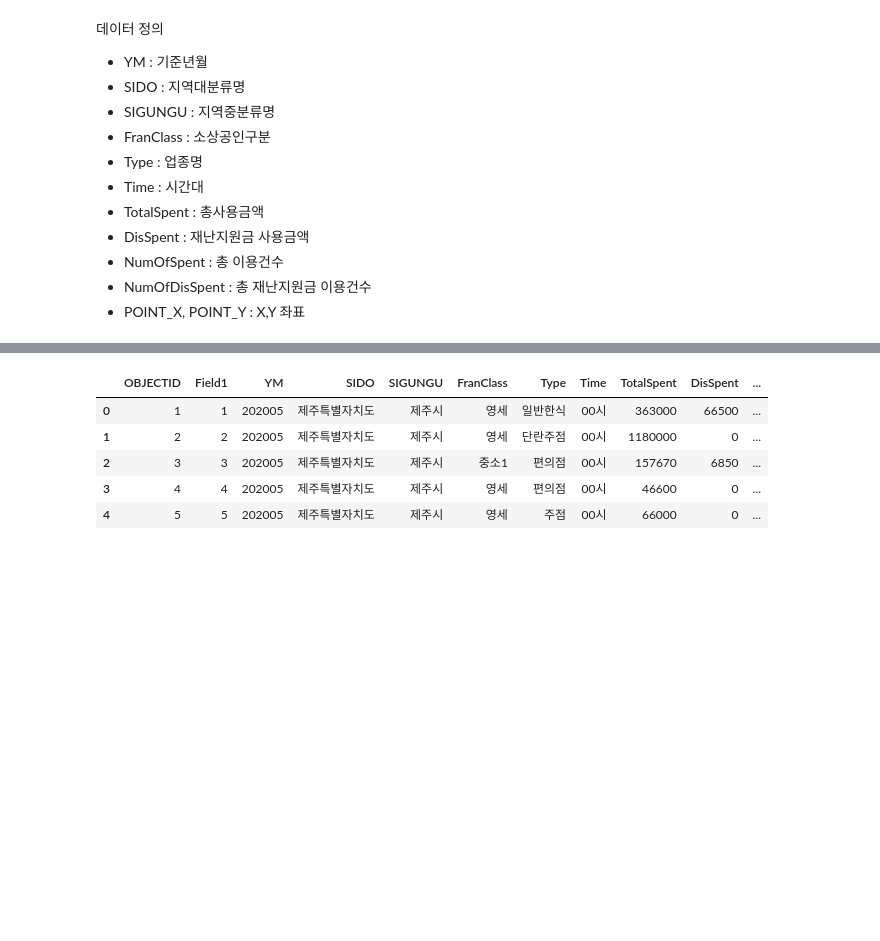
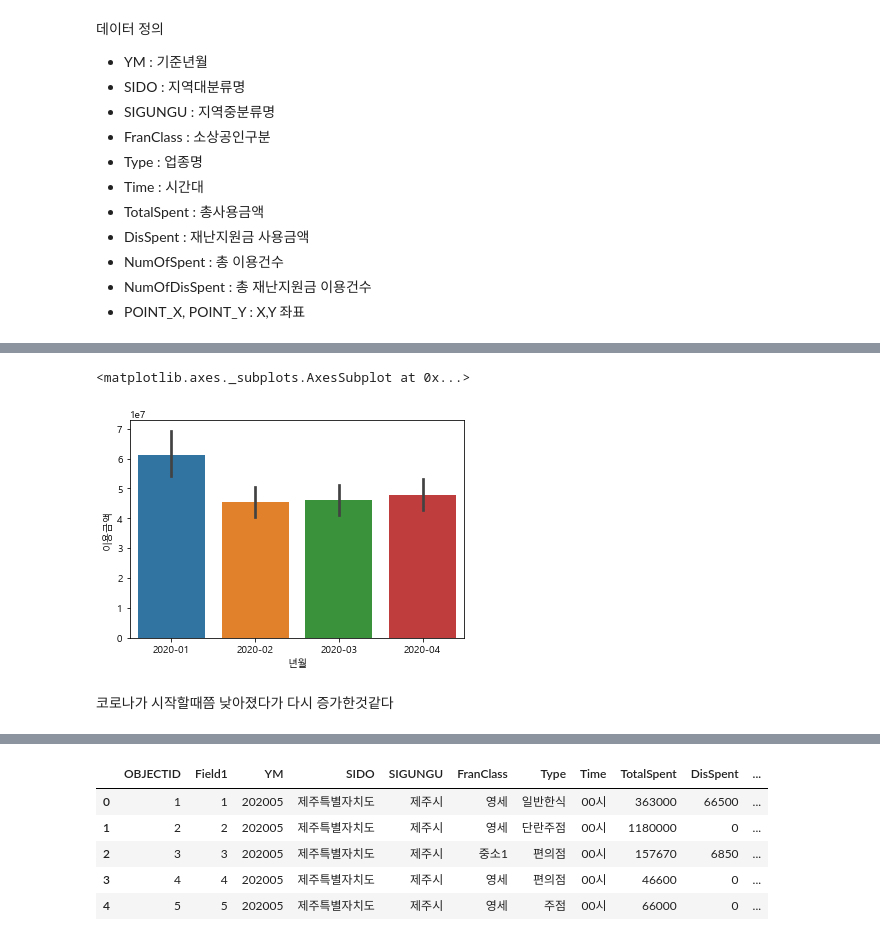
Before and after one commit to baek-junho/-1, a Jupyter notebook: dacon.jeju.ipynb, the cells around one changed output, grey strips where cells are left out. Cells and saved outputs as stored; diff of their text form; code cells hidden in the pictures; blank space fills up the shorter version.

```diff
--- a/dacon.jeju.ipynb
+++ b/dacon.jeju.ipynb
@@ -32,0 +101,7 @@ warnings.filterwarnings('ignore')
+# %%
+sns.barplot(y='이용금액', x='년월', data=card)
+# %% [output]
+<matplotlib.axes._subplots.AxesSubplot at 0x...>
+[figure, added]
+# %% [markdown]
+코로나가 시작할때쯤 낮아졌다가 다시 증가한것같다
```
Also changed, not shown: parts of 22 cells of this notebook.
